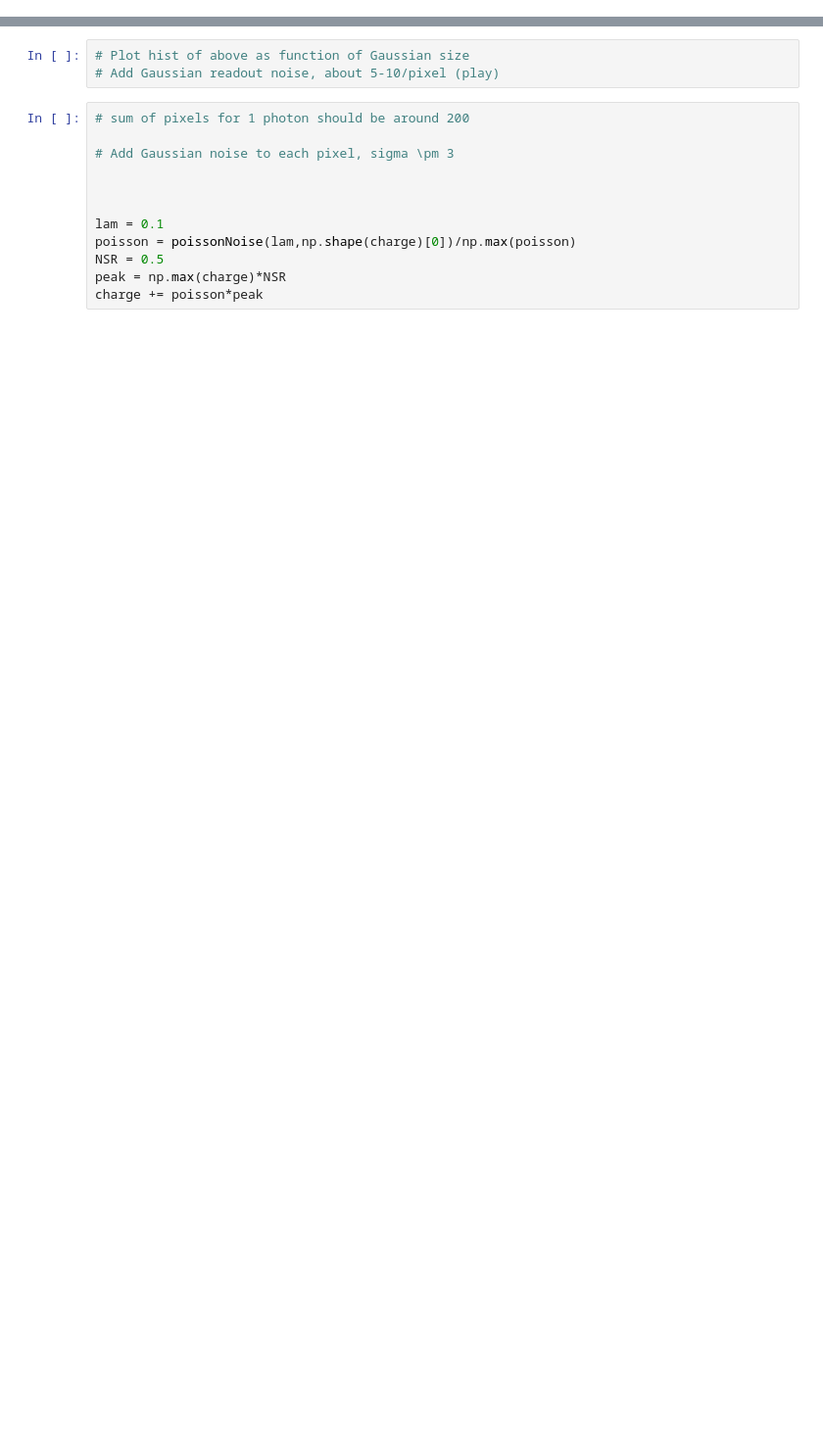
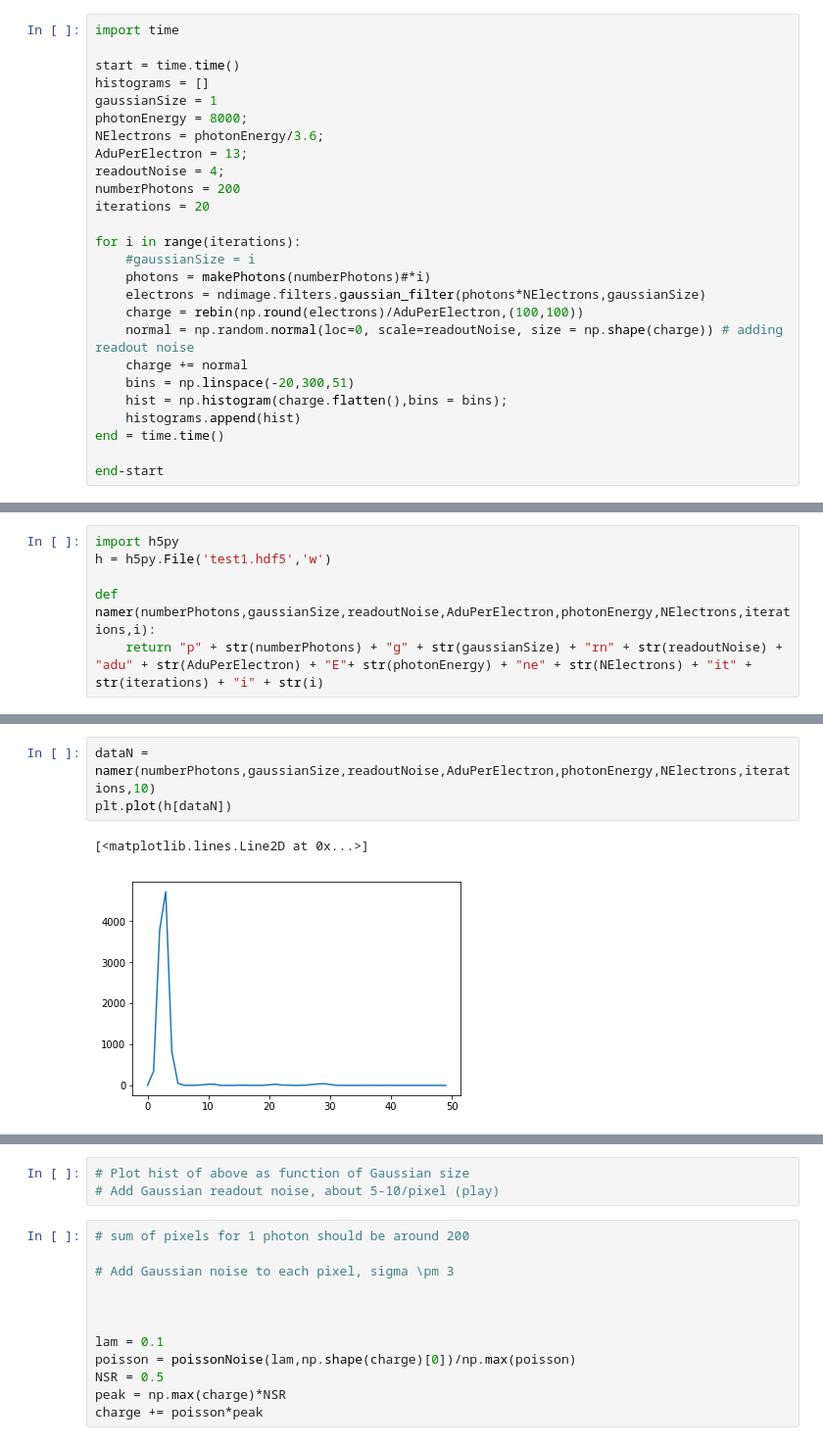
Before and after one commit to 98montanajordi/X-Ray-Speckle-visibitily-spectroscopy, a Jupyter notebook: Speckle.ipynb, the cells around one changed output, grey strips where cells are left out. Shown: that part at 98% size. Drawn from its saved outputs; the diff is of its cells as text; blank space fills up the shorter version.

```diff
--- a/Speckle.ipynb
+++ b/Speckle.ipynb
@@ -142,0 +105,26 @@ for i,row in enumerate(ax):
+# %%
+import time
+
+start = time.time()
+histograms = []
+gaussianSize = 1
+photonEnergy = 8000;
+NElectrons = photonEnergy/3.6;
+AduPerElectron = 13;
+readoutNoise = 4;
+numberPhotons = 200
+iterations = 20
+
+for i in range(iterations):
+    #gaussianSize = i
+    photons = makePhotons(numberPhotons)#*i)
+    electrons = ndimage.filters.gaussian_filter(photons*NElectrons,gaussianSize)
+    charge = rebin(np.round(electrons)/AduPerElectron,(100,100))
+    normal = np.random.normal(loc=0, scale=readoutNoise, size = np.shape(charge)) # adding readout noise
+    charge += normal
+    bins = np.linspace(-20,300,51)
+    hist = np.histogram(charge.flatten(),bins = bins);
+    histograms.append(hist)
+end = time.time()
+
+end-start
@@ -142,0 +147,6 @@ for i,row in enumerate(ax):
+# %%
+import h5py
+h = h5py.File('test1.hdf5','w')
+
+def namer(numberPhotons,gaussianSize,readoutNoise,AduPerElectron,photonEnergy,NElectrons,iterations,i):
+    return "p" + str(numberPhotons) + "g" + str(gaussianSize) + "rn" + str(readoutNoise) + "adu" + str(AduPerElectron) + "E"+ str(photonEnergy) + "ne" + str(NElectrons) + "it" + str(iterations) + "i" + str(i)
@@ -142,0 +162,6 @@ for i,row in enumerate(ax):
+# %%
+dataN = namer(numberPhotons,gaussianSize,readoutNoise,AduPerElectron,photonEnergy,NElectrons,iterations,10)
+plt.plot(h[dataN])
+# %% [output]
+[<matplotlib.lines.Line2D at 0x...>]
+[figure, added]
```
Also changed, not shown: parts of 30 cells of this notebook, 1 other file.
